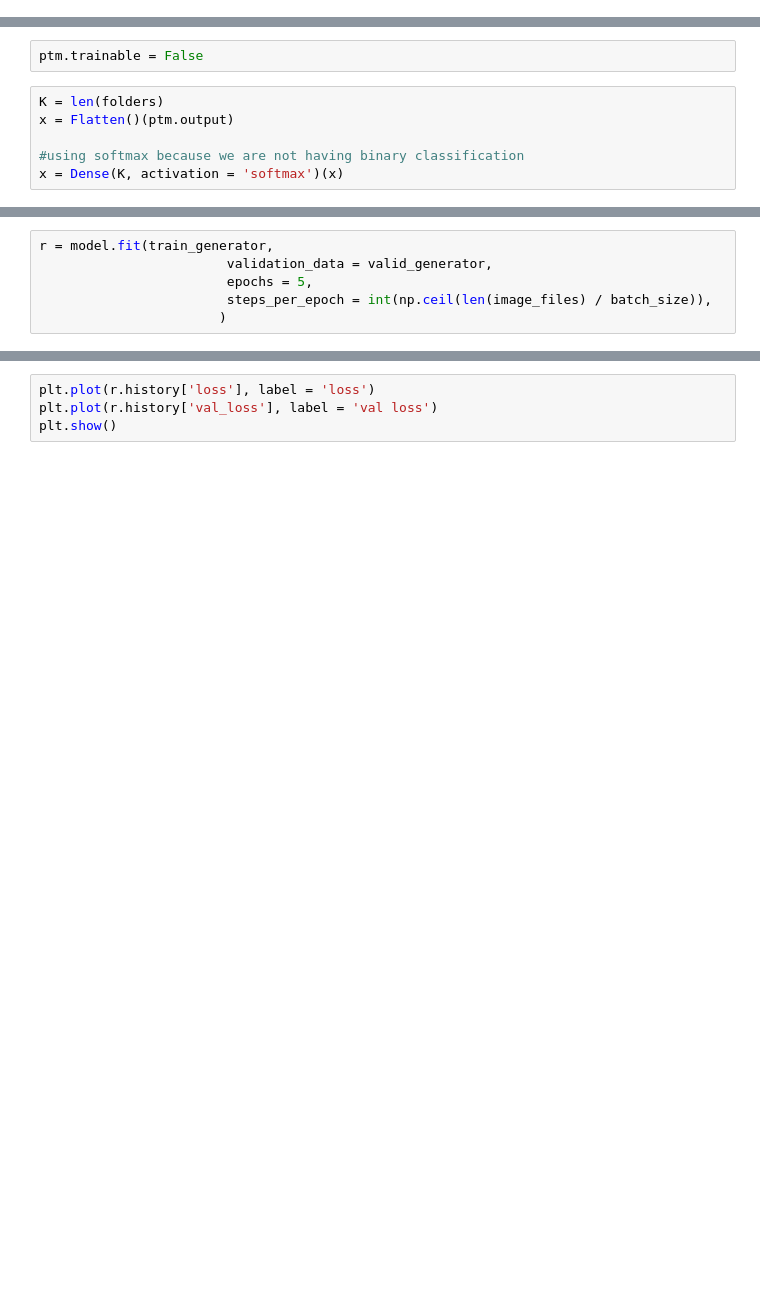
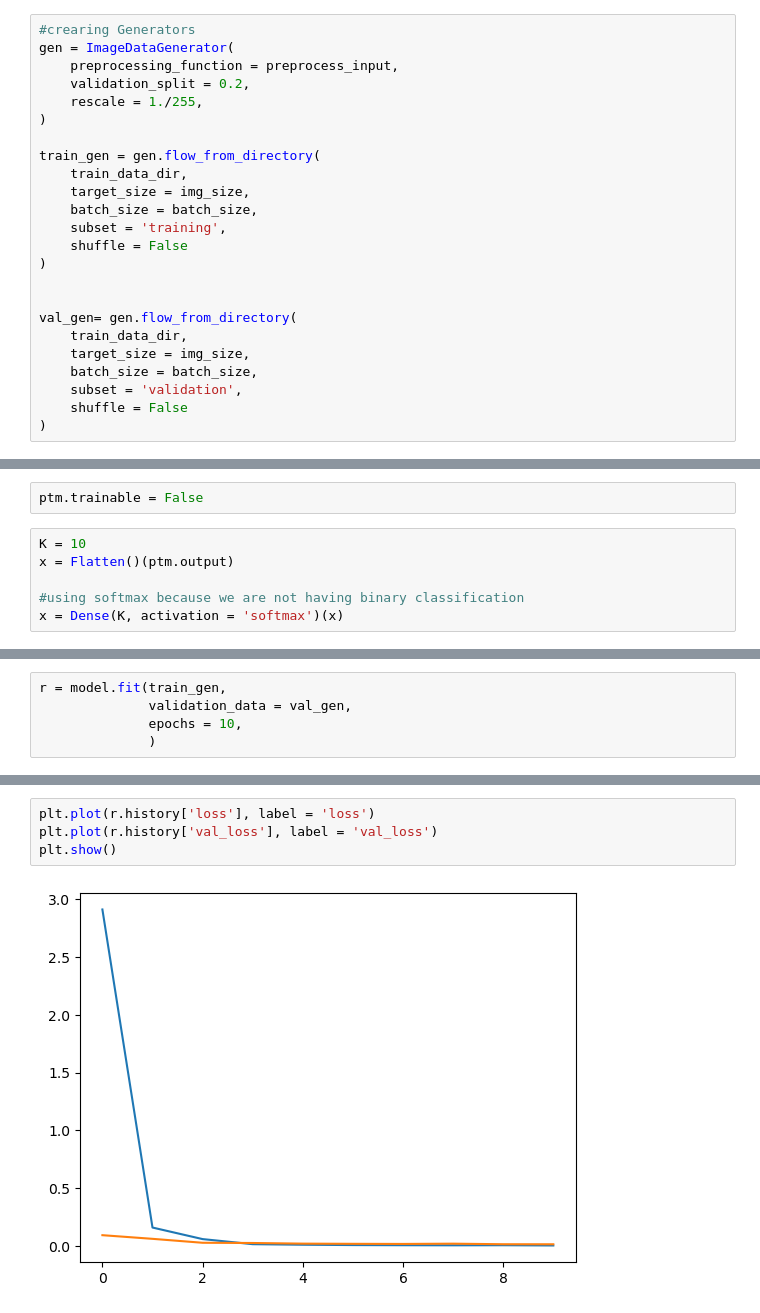
Before and after one commit to Vinay-Bajaj-1/Distracted-Driver-Detection, a Jupyter notebook: Driver Detection System.ipynb, the cells around one changed output, grey strips where cells are left out. Saved outputs shown, nothing was run; the diff lists cells and outputs as text; blank space fills up the shorter version.

```diff
--- a/Driver Detection System.ipynb
+++ b/Driver Detection System.ipynb
@@ -48,0 +27,24 @@ folders
+# %%
+#crearing Generators
+gen = ImageDataGenerator(
+    preprocessing_function = preprocess_input,
+    validation_split = 0.2,
+    rescale = 1./255,
+)
+
+train_gen = gen.flow_from_directory(
+    train_data_dir,
+    target_size = img_size,
+    batch_size = batch_size,
+    subset = 'training',
+    shuffle = False
+)
+
+
+val_gen= gen.flow_from_directory(
+    train_data_dir,
+    target_size = img_size,
+    batch_size = batch_size,
+    subset = 'validation',
+    shuffle = False
+)
@@ -54,7 +59,7 @@ ptm = PretrainedModel(
 # %%
 ptm.trainable = False
 # %%
-K = len(folders)
+K = 10
 x = Flatten()(ptm.output)
 
 #using softmax because we are not having binary classification
@@ -113,9 +72,3 @@ model.compile(
 loss = 'categorical_crossentropy',
 optimizer = 'adam',
 metrics = ['accuracy'])
-# %%
-r = model.fit(train_generator,
-                        validation_data = valid_generator,
-                        epochs = 5,
-                        steps_per_epoch = int(np.ceil(len(image_files) / batch_size)),
-                       )
@@ -123,0 +75,5 @@ SyntaxError: ignored
+# %%
+r = model.fit(train_gen,
+              validation_data = val_gen,
+              epochs = 10,
+              )
@@ -124,4 +101,6 @@ SyntaxError: ignored
 # %%
 plt.plot(r.history['loss'], label = 'loss')
-plt.plot(r.history['val_loss'], label = 'val loss')
+plt.plot(r.history['val_loss'], label = 'val_loss')
 plt.show()
+# %% [output]
+[figure, added]
```
Also changed, not shown: parts of 26 cells of this notebook.
